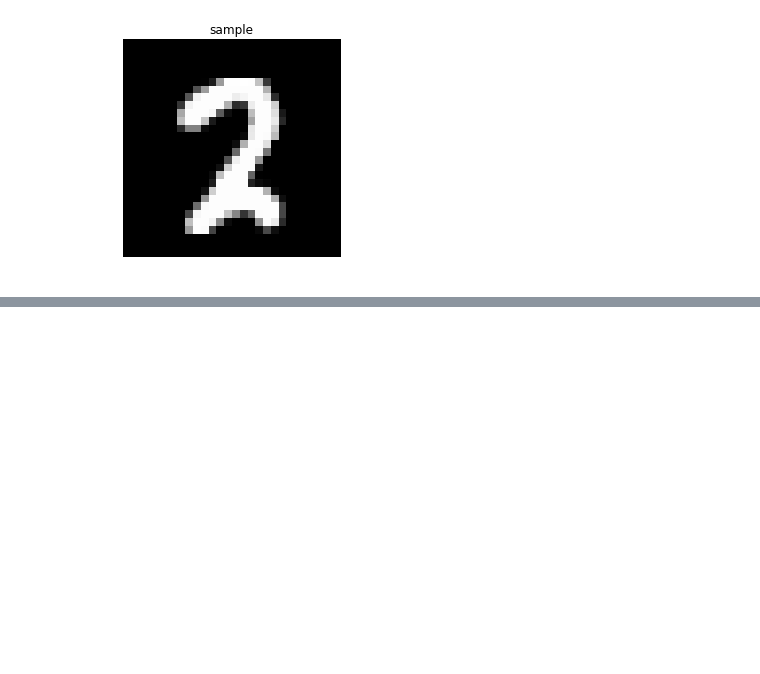
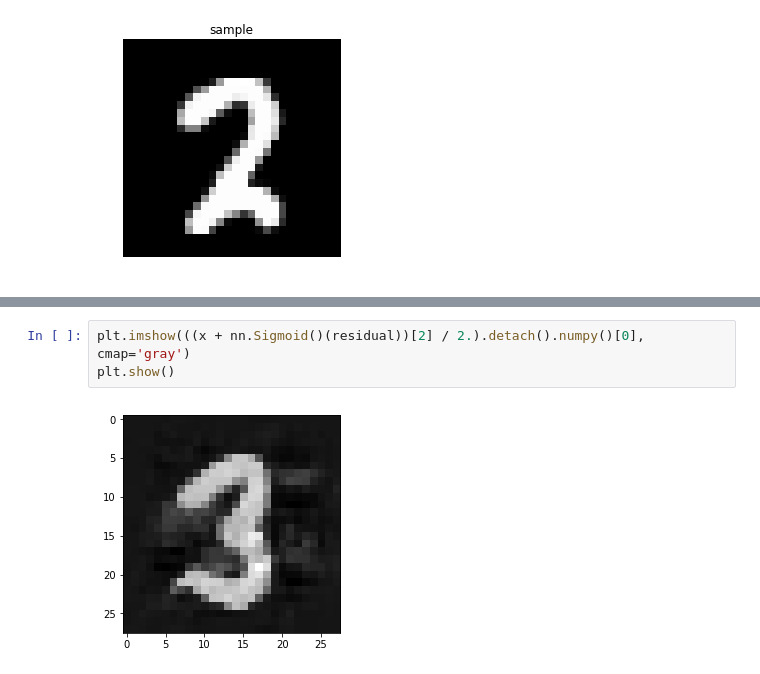
Before and after one commit to VieVie31/cool-papers-in-pytorch, a Jupyter notebook: mnist_attack_demo.ipynb, the cells around one changed output, grey strips where cells are left out. Saved outputs shown, nothing was run; the diff lists cells and outputs as text; blank space fills up the shorter version.

```diff
--- a/mnist_attack_demo.ipynb
+++ b/mnist_attack_demo.ipynb
@@ -213,0 +217,5 @@ nn.Sigmoid()(residual).min(), nn.Sigmoid()(residual).max()
+# %%
+plt.imshow(((x + nn.Sigmoid()(residual))[2] / 2.).detach().numpy()[0], cmap='gray')
+plt.show()
+# %% [output]
+[figure, added]
```
Also changed, not shown: parts of 6 cells of this notebook.
